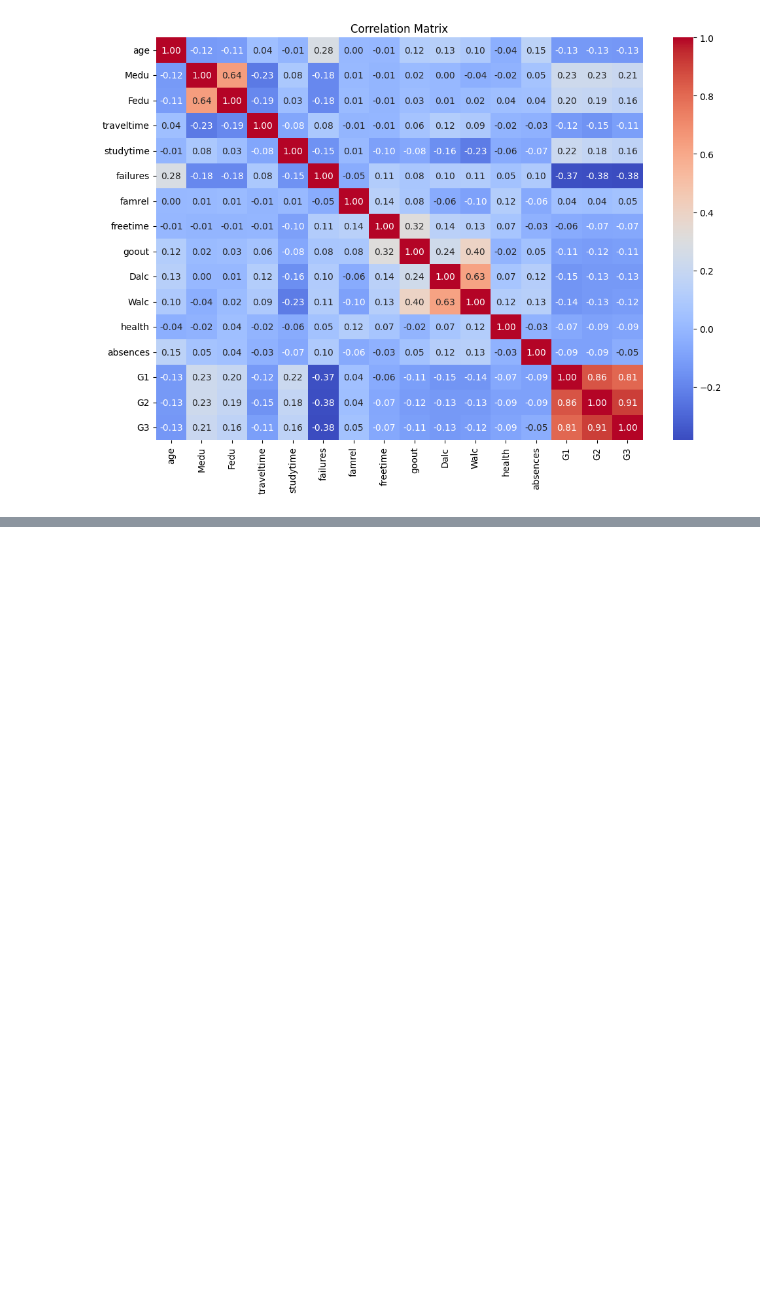
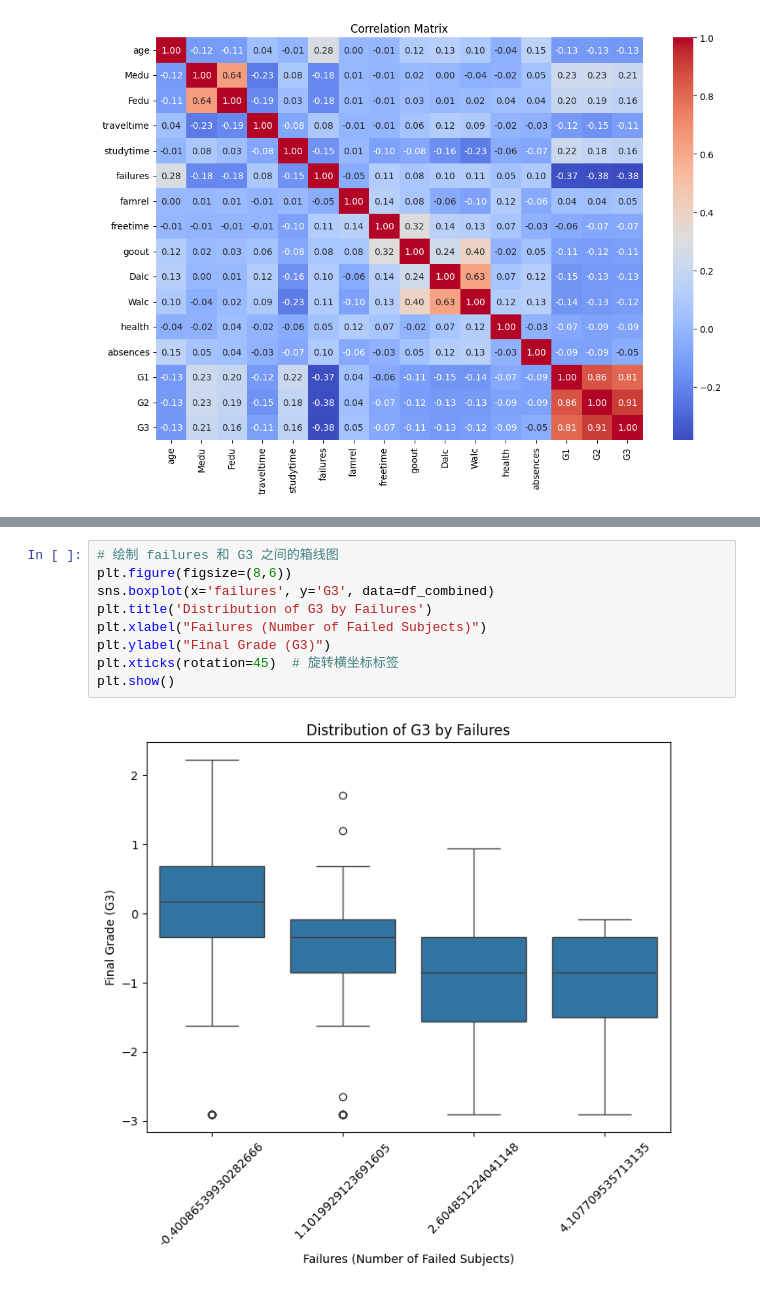
Before and after one commit to ChenQimu/tpu_8EM41_ML_course, a Jupyter notebook: 10/data/scripts/eda_analysis.ipynb, the cells around one changed output, grey strips where cells are left out. Cells and saved outputs as stored; diff of their text form; blank space fills up the shorter version.

```diff
--- a/10/data/scripts/eda_analysis.ipynb
+++ b/10/data/scripts/eda_analysis.ipynb
@@ -54,0 +110,11 @@ dtype: int64
+# %%
+# 绘制 failures 和 G3 之间的箱线图
+plt.figure(figsize=(8,6))
+sns.boxplot(x='failures', y='G3', data=df_combined)
+plt.title('Distribution of G3 by Failures')
+plt.xlabel("Failures (Number of Failed Subjects)")
+plt.ylabel("Final Grade (G3)")
+plt.xticks(rotation=45)  # 旋转横坐标标签
+plt.show()
+# %% [output]
+[figure, added]
```
Also changed, not shown: parts of 7 cells of this notebook, 1 other file.
